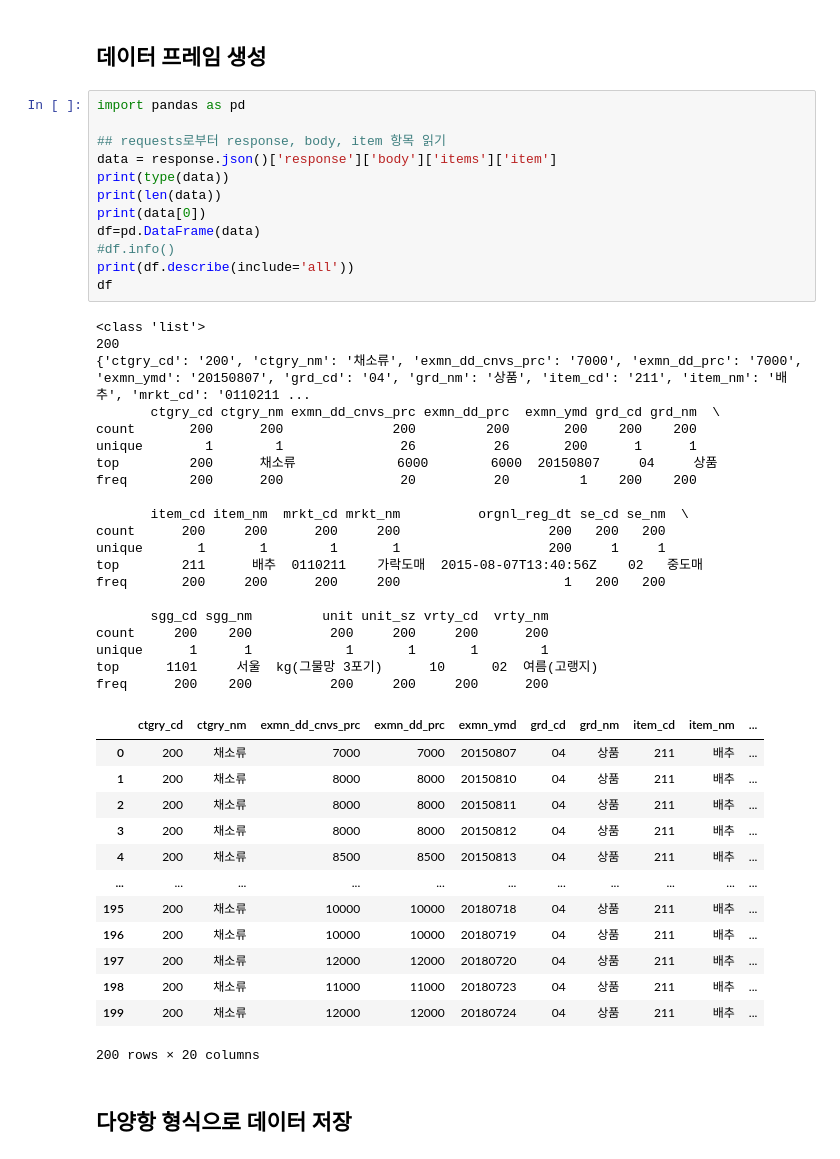
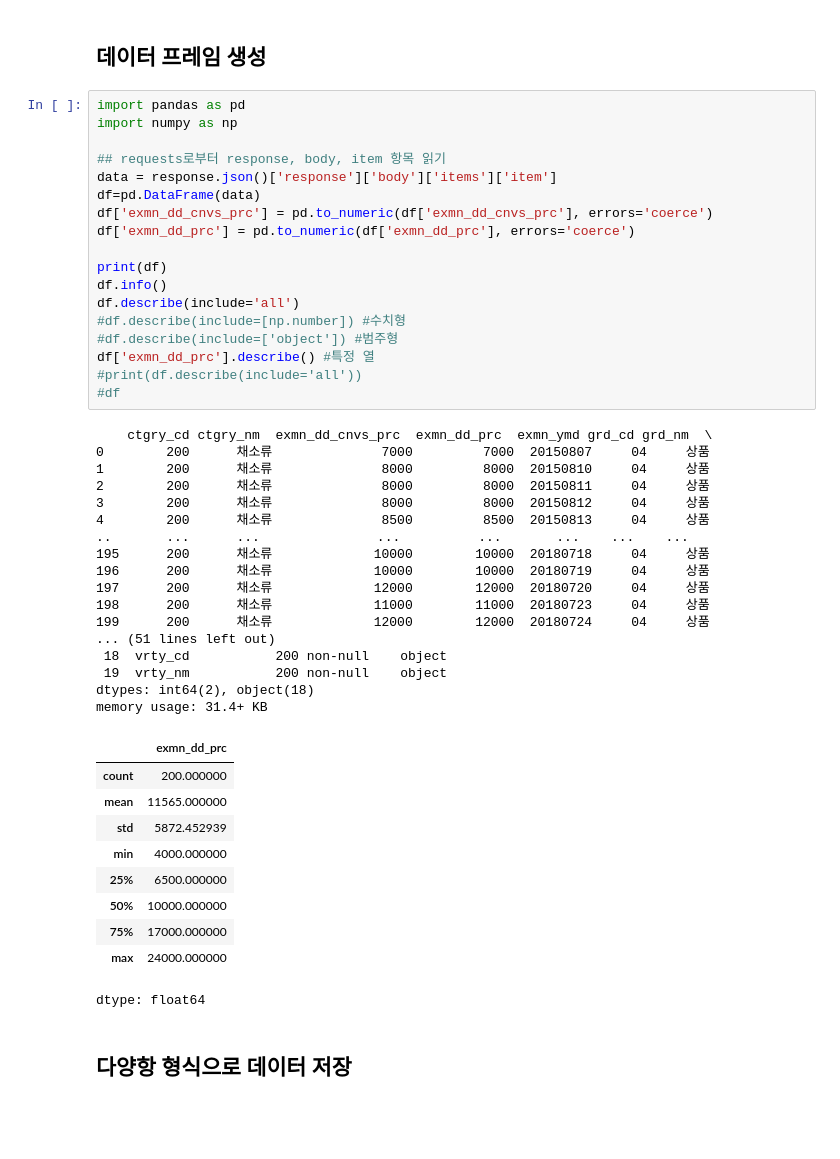
Before and after one commit to yepk97/Data-Analysis-with-Open-Source, a Jupyter notebook: 오픈소스_데이터_분석_5강.ipynb, the cells around one changed output. Cells and saved outputs as stored; diff of their text form; blank space fills up the shorter version.

```diff
--- a/오픈소스_데이터_분석_5강.ipynb
+++ b/오픈소스_데이터_분석_5강.ipynb
@@ -184,50 +184,50 @@ response.json()
 ## 데이터 프레임 생성
 # %%
 import pandas as pd
+import numpy as np
 
 ## requests로부터 response, body, item 항목 읽기
 data = response.json()['response']['body']['items']['item']
-print(type(data))
-print(len(data))
-print(data[0])
 df=pd.DataFrame(data)
-#df.info()
-print(df.describe(include='all'))
-df
+df['exmn_dd_cnvs_prc'] = pd.to_numeric(df['exmn_dd_cnvs_prc'], errors='coerce')
+df['exmn_dd_prc'] = pd.to_numeric(df['exmn_dd_prc'], errors='coerce')
+
+print(df)
+df.info()
+df.describe(include='all')
+#df.describe(include=[np.number]) #수치형
+#df.describe(include=['object']) #범주형
+df['exmn_dd_prc'].describe() #특정 열
+#print(df.describe(include='all'))
+#df
 # %% [output]
-<class 'list'>
-200
-{'ctgry_cd': '200', 'ctgry_nm': '채소류', 'exmn_dd_cnvs_prc': '7000', 'exmn_dd_prc': '7000', 'exmn_ymd': '20150807', 'grd_cd': '04', 'grd_nm': '상품', 'item_cd': '211', 'item_nm': '배추', 'mrkt_cd': '0110211 ...
-       ctgry_cd ctgry_nm exmn_dd_cnvs_prc exmn_dd_prc  exmn_ymd grd_cd grd_nm  \
-count       200      200              200         200       200    200    200
-unique        1        1               26          26       200      1      1
-top         200      채소류             6000        6000  20150807     04     상품
-freq        200      200               20          20         1    200    200
-
-       item_cd item_nm  mrkt_cd mrkt_nm          orgnl_reg_dt se_cd se_nm  \
-count      200     200      200     200                   200   200   200
-unique       1       1        1       1                   200     1     1
-top        211      배추  0110211    가락도매  2015-08-07T13:40:56Z    02   중도매
-freq       200     200      200     200                     1   200   200
-
-       sgg_cd sgg_nm         unit unit_sz vrty_cd  vrty_nm
-count     200    200          200     200     200      200
-unique      1      1            1       1       1        1
-top      1101     서울  kg(그물망 3포기)      10      02  여름(고랭지)
-freq      200    200          200     200     200      200
+    ctgry_cd ctgry_nm  exmn_dd_cnvs_prc  exmn_dd_prc  exmn_ymd grd_cd grd_nm  \
+0        200      채소류              7000         7000  20150807     04     상품
+1        200      채소류              8000         8000  20150810     04     상품
+2        200      채소류              8000         8000  20150811     04     상품
+3        200      채소류              8000         8000  20150812     04     상품
+4        200      채소류              8500         8500  20150813     04     상품
+..       ...      ...               ...          ...       ...    ...    ...
+195      200      채소류             10000        10000  20180718     04     상품
+196      200      채소류             10000        10000  20180719     04     상품
+197      200      채소류             12000        12000  20180720     04     상품
+198      200      채소류             11000        11000  20180723     04     상품
+199      200      채소류             12000        12000  20180724     04     상품
+... (51 lines left out)
+ 18  vrty_cd           200 non-null    object
+ 19  vrty_nm           200 non-null    object
+dtypes: int64(2), object(18)
+memory usage: 31.4+ KB
-|  | ctgry_cd | ctgry_nm | exmn_dd_cnvs_prc | exmn_dd_prc | exmn_ymd | grd_cd | grd_nm | item_cd | item_nm | ... |
-| 0 | 200 | 채소류 | 7000 | 7000 | 20150807 | 04 | 상품 | 211 | 배추 | ... |
-| 1 | 200 | 채소류 | 8000 | 8000 | 20150810 | 04 | 상품 | 211 | 배추 | ... |
-| 2 | 200 | 채소류 | 8000 | 8000 | 20150811 | 04 | 상품 | 211 | 배추 | ... |
-| 3 | 200 | 채소류 | 8000 | 8000 | 20150812 | 04 | 상품 | 211 | 배추 | ... |
-| 4 | 200 | 채소류 | 8500 | 8500 | 20150813 | 04 | 상품 | 211 | 배추 | ... |
-| ... | ... | ... | ... | ... | ... | ... | ... | ... | ... | ... |
-| 195 | 200 | 채소류 | 10000 | 10000 | 20180718 | 04 | 상품 | 211 | 배추 | ... |
-| 196 | 200 | 채소류 | 10000 | 10000 | 20180719 | 04 | 상품 | 211 | 배추 | ... |
-| 197 | 200 | 채소류 | 12000 | 12000 | 20180720 | 04 | 상품 | 211 | 배추 | ... |
-| 198 | 200 | 채소류 | 11000 | 11000 | 20180723 | 04 | 상품 | 211 | 배추 | ... |
-| 199 | 200 | 채소류 | 12000 | 12000 | 20180724 | 04 | 상품 | 211 | 배추 | ... |
+|  | exmn_dd_prc |
+| count | 200.000000 |
+| mean | 11565.000000 |
+| std | 5872.452939 |
+| min | 4000.000000 |
+| 25% | 6500.000000 |
+| 50% | 10000.000000 |
+| 75% | 17000.000000 |
+| max | 24000.000000 |
-200 rows × 20 columns
+dtype: float64
 # %% [markdown]
 ## 다양항 형식으로 데이터 저장
 # %%
```
